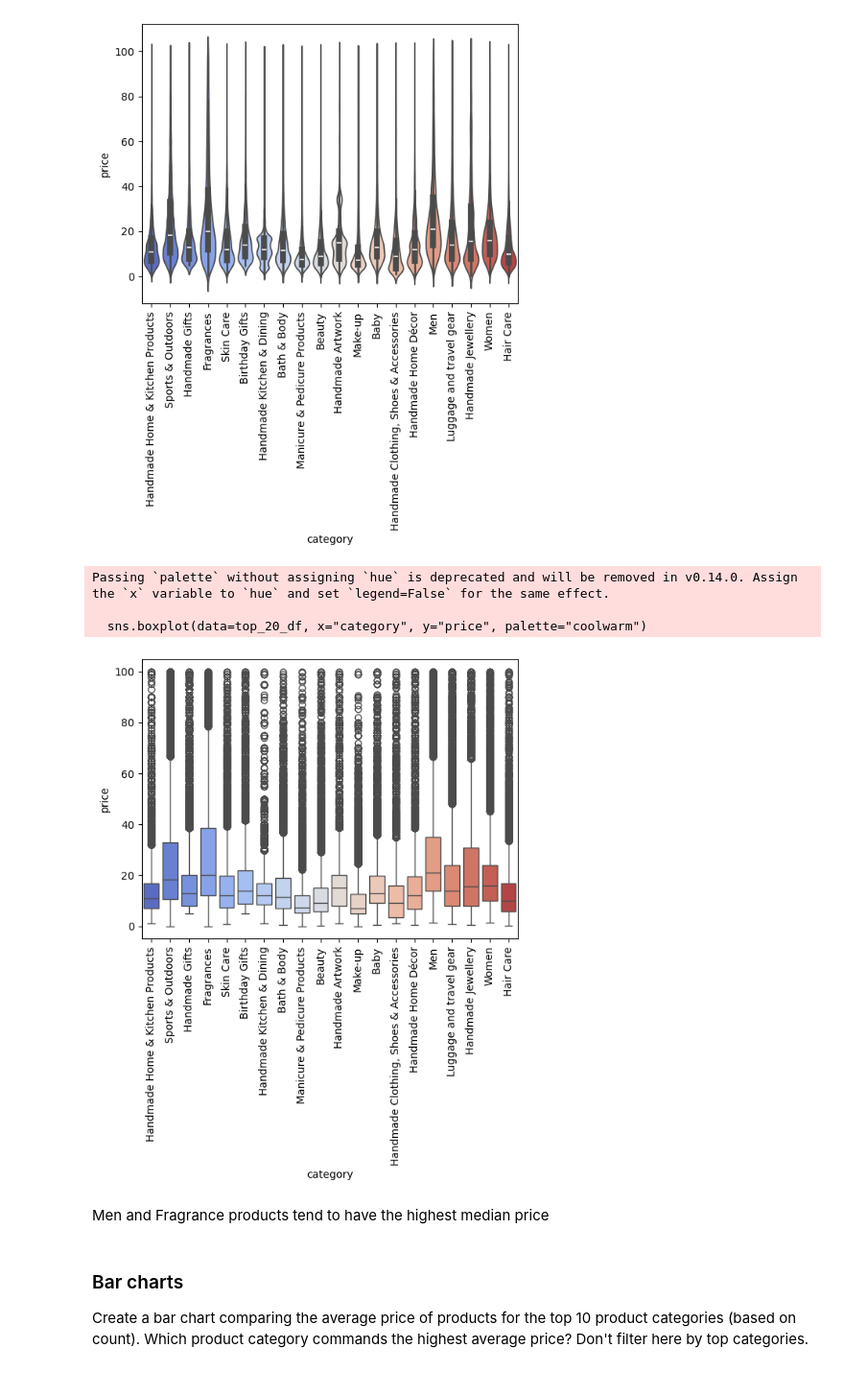
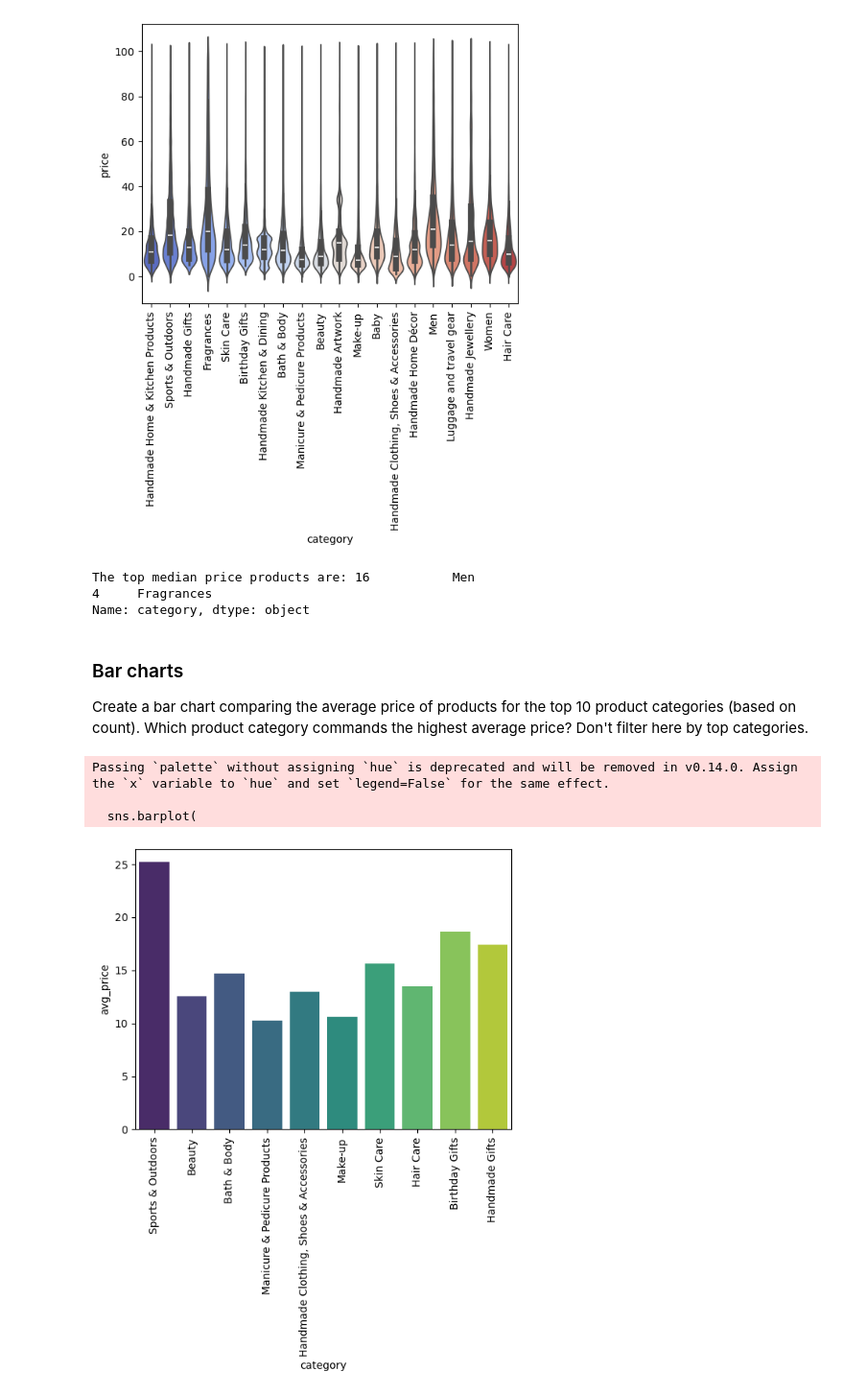
Before and after one commit to Bumbledebee/lab-eda-bivariate, a Jupyter notebook: bimbi_bivariate.ipynb, the cells around one changed output. Shown: that part at 96% size. Saved outputs shown, nothing was run; the diff lists cells and outputs as text; code cells hidden in the pictures.

```diff
--- a/bimbi_bivariate.ipynb
+++ b/bimbi_bivariate.ipynb
@@ -136,18 +132,13 @@ Passing `palette` without assigning `hue` is deprecated and will be removed in v
 
   sns.violinplot(data=top_20_df, x="category", y="price", palette="coolwarm")
 [figure]
-# %%
-# Plotting a box plot to visualize the spread and outliers of 'SalePrice' for each 'MSZoning' category, using the "coolwarm" color palette
-sns.boxplot(data=top_20_df, x="category", y="price", palette="coolwarm")
-plt.xticks(rotation=90)
-plt.show()
-# %% [output]
-Passing `palette` without assigning `hue` is deprecated and will be removed in v0.14.0. Assign the `x` variable to `hue` and set `legend=False` for the same effect.
-
-  sns.boxplot(data=top_20_df, x="category", y="price", palette="coolwarm")
-[figure, removed]
-# %% [markdown]
-Men and Fragrance products tend to have the highest median price
+# %%
+top_median = top_20_df.groupby('category')['price'].median().reset_index()
+print(f"The top median price products are: {top_median.sort_values(by='price', ascending=False)['category'].iloc[:2]}")
+# %% [output]
+The top median price products are: 16           Men
+4     Fragrances
+Name: category, dtype: object
 # %% [markdown]
 ### Bar charts
 
@@ -155,0 +151,14 @@ Men and Fragrance products tend to have the highest median price
+# %%
+sns.barplot(
+    x='category',
+    y='avg_price',
+    data=df__group.head(10),
+    palette='viridis',
+)
+plt.xticks(rotation=90)
+plt.show()
+# %% [output]
+Passing `palette` without assigning `hue` is deprecated and will be removed in v0.14.0. Assign the `x` variable to `hue` and set `legend=False` for the same effect.
+
+  sns.barplot(
+[figure, added]
```
Also changed, not shown: parts of 38 cells of this notebook.
